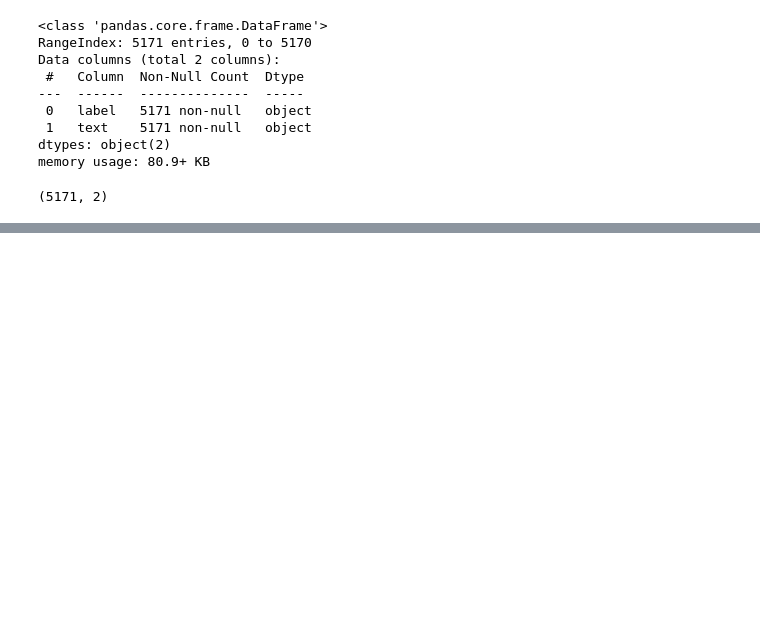
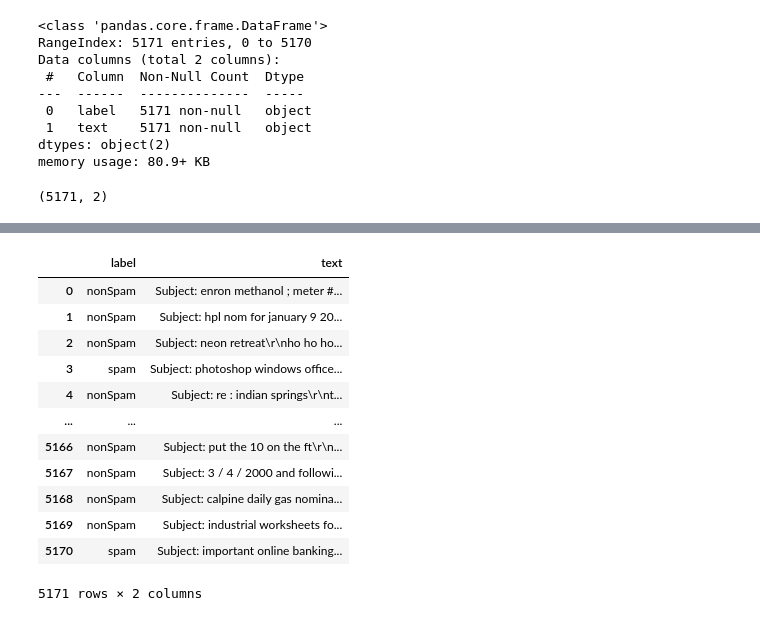
Before and after one commit to sadaqatali1234/practice, a Jupyter notebook: Task 1/Spam_nonspam.ipynb, the cells around one changed output, grey strips where cells are left out. Drawn from its saved outputs; the diff is of its cells as text; code cells hidden in the pictures; blank space fills up the shorter version.

```diff
--- a/Task 1/Spam_nonspam.ipynb
+++ b/Task 1/Spam_nonspam.ipynb
@@ -71 +71,17 @@ df["text"]
 Name: text, Length: 5171, dtype: object
+# %%
+df
+# %% [output]
+|  | label | text |
+| 0 | nonSpam | Subject: enron methanol ; meter #... |
+| 1 | nonSpam | Subject: hpl nom for january 9 20... |
+| 2 | nonSpam | Subject: neon retreat\r\nho ho ho... |
+| 3 | spam | Subject: photoshop windows office... |
+| 4 | nonSpam | Subject: re : indian springs\r\nt... |
+| ... | ... | ... |
+| 5166 | nonSpam | Subject: put the 10 on the ft\r\n... |
+| 5167 | nonSpam | Subject: 3 / 4 / 2000 and followi... |
+| 5168 | nonSpam | Subject: calpine daily gas nomina... |
+| 5169 | nonSpam | Subject: industrial worksheets fo... |
+| 5170 | spam | Subject: important online banking... |
+5171 rows × 2 columns
```
Also changed, not shown: parts of 1 cell of this notebook, 3 other files.
